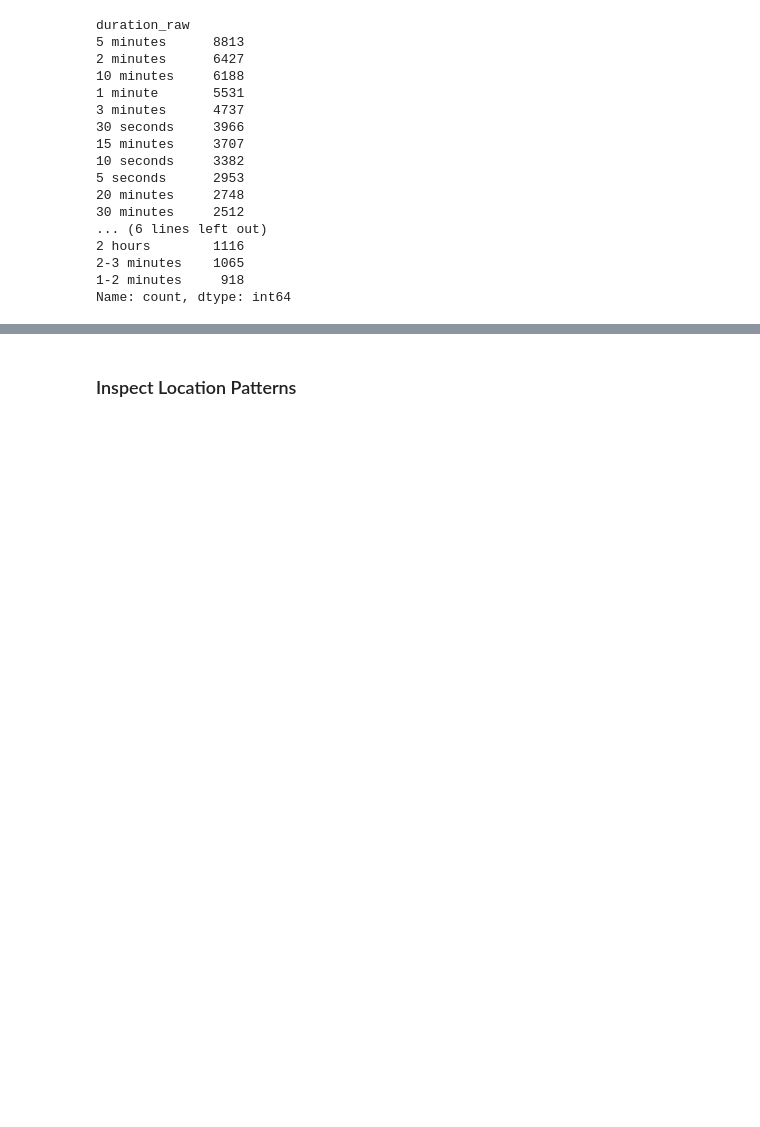
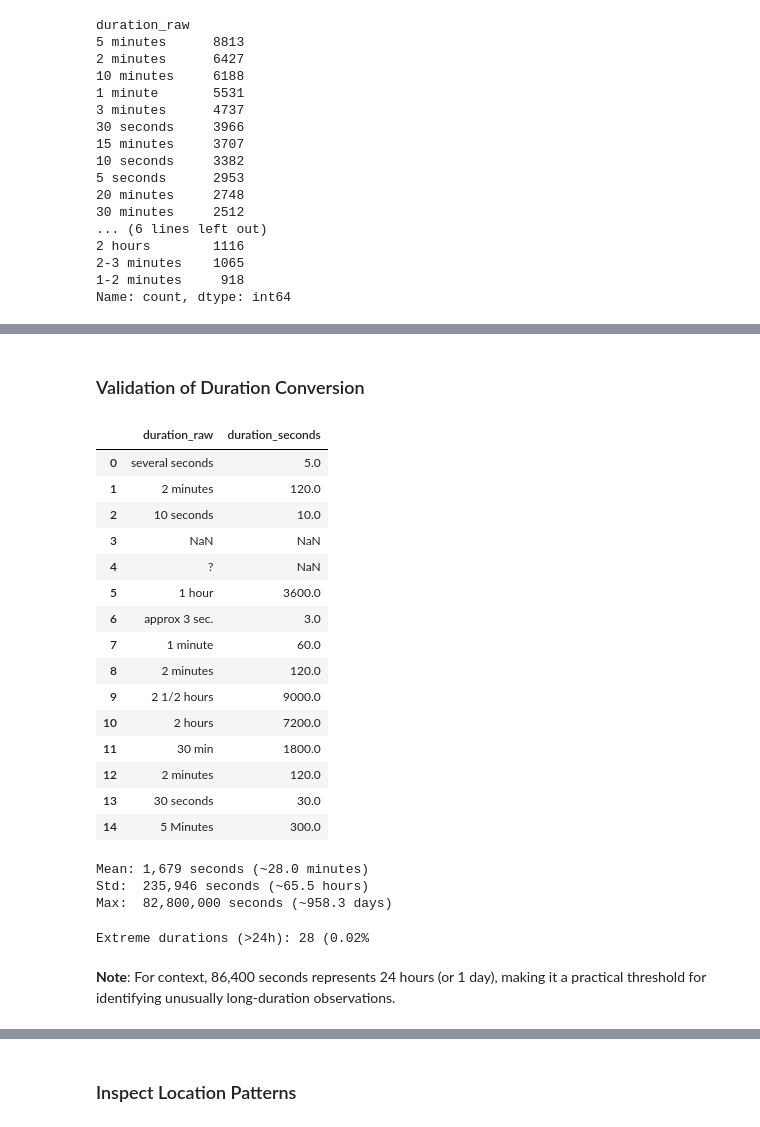
Before and after one commit to S9Den8/ufo-sightings-db, a Jupyter notebook: notebooks/nuforc_initial_exploration.ipynb, the cells around one changed output, grey strips where cells are left out. Cells and saved outputs as stored; diff of their text form; code cells hidden in the pictures; blank space fills up the shorter version.

```diff
--- a/notebooks/nuforc_initial_exploration.ipynb
+++ b/notebooks/nuforc_initial_exploration.ipynb
@@ -328,0 +340,6 @@ memory usage: 4.5+ MB
+# %%
+# Convert observation_date from text to datetime
+parsed_df["observation_date"] = pd.to_datetime(
+    parsed_df["observation_date"].str.replace(" Local", "", regex=False),
+    errors="coerce"
+)
@@ -391,0 +612,22 @@ Name: count, dtype: int64
+# %% [markdown]
+### Validation of Duration Conversion
+# %%
+# Inspect a sample of original duration text alongside cleaned numeric seconds
+parsed_df[["duration_raw", "duration_seconds"]].head(15)
+# %% [output]
+|  | duration_raw | duration_seconds |
+| 0 | several seconds | 5.0 |
+| 1 | 2 minutes | 120.0 |
+| 2 | 10 seconds | 10.0 |
+| 3 | NaN | NaN |
+| 4 | ? | NaN |
+| 5 | 1 hour | 3600.0 |
+| 6 | approx 3 sec. | 3.0 |
+| 7 | 1 minute | 60.0 |
+| 8 | 2 minutes | 120.0 |
+| 9 | 2 1/2 hours | 9000.0 |
+| 10 | 2 hours | 7200.0 |
+| 11 | 30 min | 1800.0 |
+| 12 | 2 minutes | 120.0 |
+| 13 | 30 seconds | 30.0 |
+| 14 | 5 Minutes | 300.0 |
@@ -391,0 +641,42 @@ Name: count, dtype: int64
+# %%
+# Generate summary statistics (i.e., mean, median, quartiles, and max) for the cleaned numeric duration field
+summary = parsed_df["duration_seconds"].describe()
+
+# Extract key stats that are harder to interpret in raw seconds
+mean_sec = summary["mean"]
+std_sec = summary["std"]
+max_sec = summary["max"]
+
+# Helper function to convert seconds into minutes, hours, and days
+def humanize(seconds):
+    minutes = seconds / 60
+    hours = seconds / 3600
+    days = seconds / 86400
+    return minutes, hours, days
+
+# Convert the selected statistics into more readable units
+mean_m, mean_h, mean_d = humanize(mean_sec)
+std_m, std_h, std_d = humanize(std_sec)
+max_m, max_h, max_d = humanize(max_sec)
+
+# Print annotations - summary statistics
+print(f"Mean: {mean_sec:,.0f} seconds (~{mean_m:.1f} minutes)")
+print(f"Std:  {std_sec:,.0f} seconds (~{std_h:.1f} hours)")
+print(f"Max:  {max_sec:,.0f} seconds (~{max_d:.1f} days)")
+# %% [output]
+Mean: 1,679 seconds (~28.0 minutes)
+Std:  235,946 seconds (~65.5 hours)
+Max:  82,800,000 seconds (~958.3 days)
+# %%
+# Flag extreme durations (greater than 24 hours)
+parsed_df["is_extreme_duration"] = parsed_df["duration_seconds"] > 86400
+
+# Count extreme values
+extreme_count = parsed_df["is_extreme_duration"].sum()
+extreme_pct = (extreme_count / len(parsed_df)) * 100
+
+print(f"Extreme durations (>24h): {extreme_count} ({extreme_pct:.2f}%")
+# %% [output]
+Extreme durations (>24h): 28 (0.02%
+# %% [markdown]
+**Note**: For context, 86,400 seconds represents 24 hours (or 1 day), making it a practical threshold for identifying unusually long-duration observations.
```
Also changed, not shown: parts of 38 cells of this notebook.
